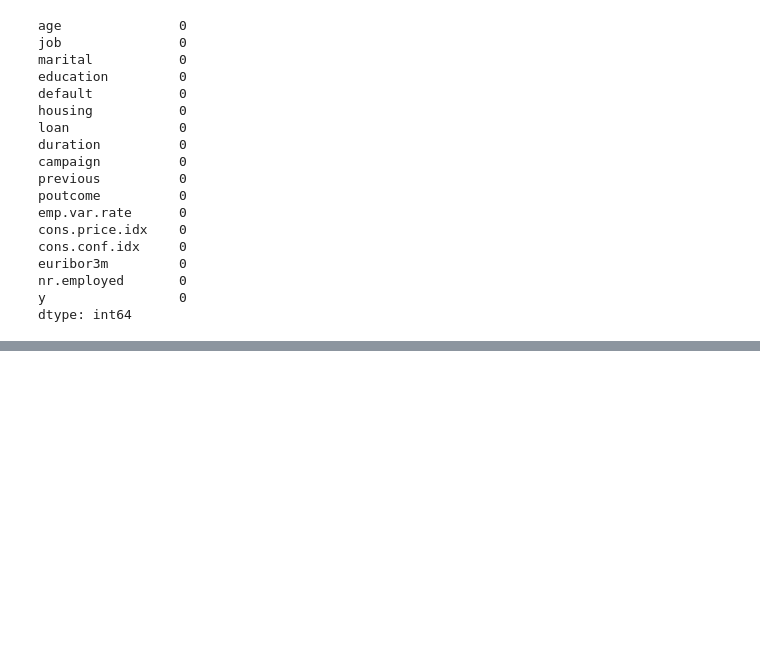
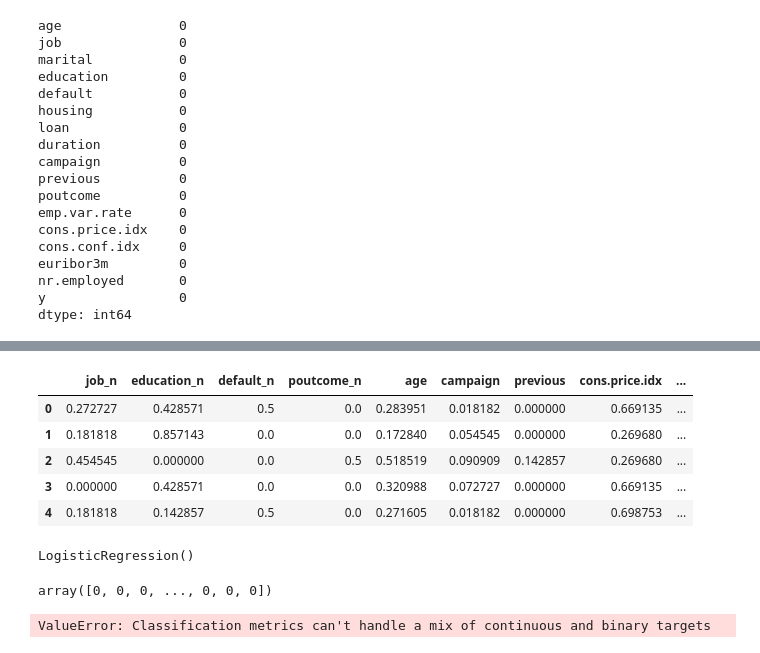
Before and after one commit to Adrian-Mas/Ejercicio_ML, a Jupyter notebook: src/explore.ipynb, the cells around one changed output, grey strips where cells are left out. Drawn from its saved outputs; the diff is of its cells as text; code cells hidden in the pictures; blank space fills up the shorter version.

```diff
--- a/src/explore.ipynb
+++ b/src/explore.ipynb
@@ -370,0 +473,17 @@ dtype: int64
+# %%
+X_train_sel["y_n"] = list(y_train)
+X_test_sel["y_n"] = list(y_test)
+X_train_sel.to_csv("../data/processed/clean_train.csv", index = False)
+X_test_sel.to_csv("../data/processed/clean_test.csv", index = False)
+
+train_data = pd.read_csv("../data/processed/clean_train.csv")
+test_data = pd.read_csv("../data/processed/clean_test.csv")
+
+train_data.head()
+# %% [output]
+|  | job_n | education_n | default_n | poutcome_n | age | campaign | previous | cons.price.idx | ... |
+| 0 | 0.272727 | 0.428571 | 0.5 | 0.0 | 0.283951 | 0.018182 | 0.000000 | 0.669135 | ... |
+| 1 | 0.181818 | 0.857143 | 0.0 | 0.0 | 0.172840 | 0.054545 | 0.000000 | 0.269680 | ... |
+| 2 | 0.454545 | 0.000000 | 0.0 | 0.5 | 0.518519 | 0.090909 | 0.142857 | 0.269680 | ... |
+| 3 | 0.000000 | 0.428571 | 0.0 | 0.0 | 0.320988 | 0.072727 | 0.000000 | 0.669135 | ... |
+| 4 | 0.181818 | 0.142857 | 0.5 | 0.0 | 0.271605 | 0.018182 | 0.000000 | 0.698753 | ... |
@@ -370,0 +495,33 @@ dtype: int64
+# %%
+# modelado
+from sklearn.linear_model import LogisticRegression
+
+# metricas
+from sklearn.metrics import accuracy_score
+from sklearn.metrics import confusion_matrix
+
+# optimizar
+from sklearn.model_selection import GridSearchCV
+from sklearn.model_selection import RandomizedSearchCV
+
+#Iniciliacióny entrenamiento del modelo
+
+# genera el modelo
+model = LogisticRegression()
+
+# entrena
+model.fit(X_train, y_train)
+# %% [output]
+LogisticRegression()
+# %%
+
+y_pred = model.predict(X_test)
+y_pred
+# %% [output]
+array([0, 0, 0, ..., 0, 0, 0])
+# %%
+from sklearn.metrics import accuracy_score
+
+accuracy_score(y_test, y_pred)
+# %% [output]
+ValueError: Classification metrics can't handle a mix of continuous and binary targets
```
Also changed, not shown: parts of 7 cells of this notebook, 2 other files.
